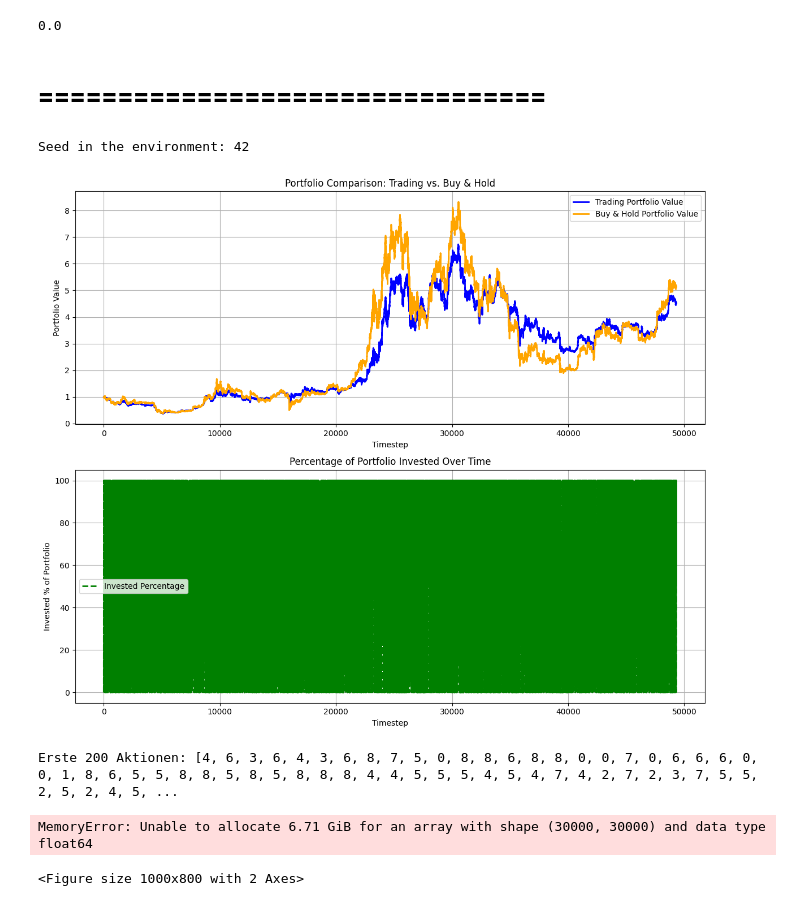
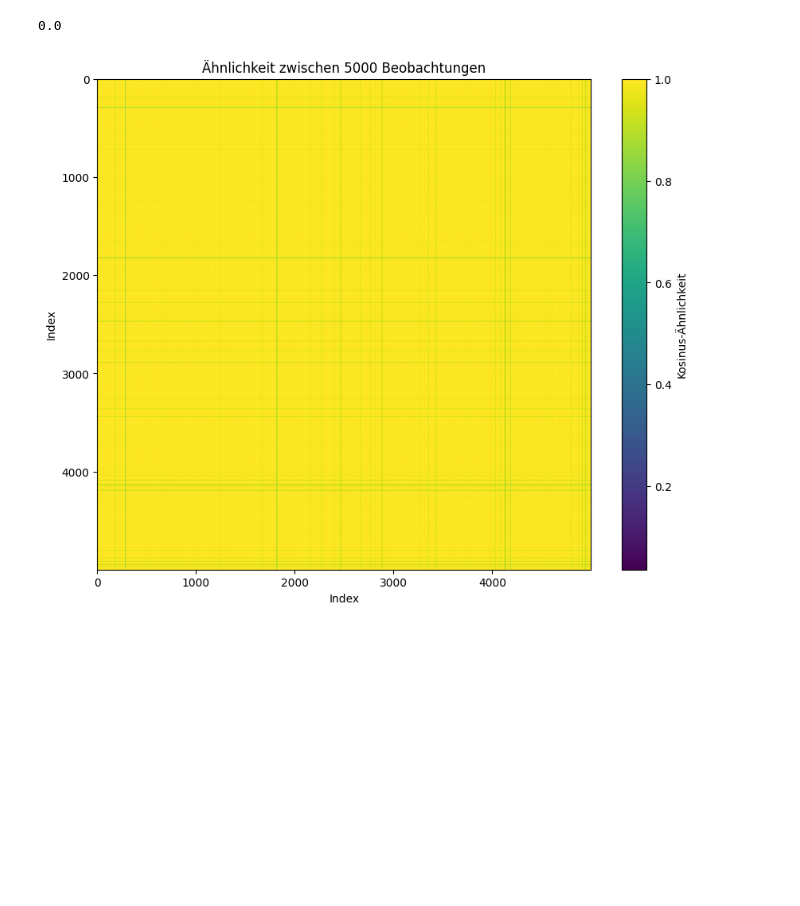
Before and after one commit to TrxtanF/Studienarbeit, a Jupyter notebook: Agents/simple_evaluation.ipynb, the cells around one changed output. Saved outputs shown, nothing was run; the diff lists cells and outputs as text; code cells hidden in the pictures; blank space fills up the shorter version.

```diff
--- a/Agents/simple_evaluation.ipynb
+++ b/Agents/simple_evaluation.ipynb
@@ -255,11 +218,3 @@ print(Counter(actions))
-# %% [markdown]
-# ================================
-# %%
-_, obs_list = simulate_episode(train_env, model)
-# %% [output]
-Seed in the environment: 42
-[figure, removed]
-Erste 200 Aktionen: [4, 6, 3, 6, 4, 3, 6, 8, 7, 5, 0, 8, 8, 6, 8, 8, 0, 0, 7, 0, 6, 6, 6, 0, 0, 1, 8, 6, 5, 5, 8, 8, 5, 8, 5, 8, 8, 8, 4, 4, 5, 5, 5, 4, 5, 4, 7, 4, 2, 7, 2, 3, 7, 5, 5, 2, 5, 2, 4, 5, ...
 # %%
 import numpy as np
 import matplotlib.pyplot as plt
@@ -289,13 +244,12 @@ def plot_similarity_sample(obs_array, sample_size=1000, seed=42):
     plt.ylabel("Index")
     plt.show()
 # %%
-obs_vectors = [obs.flatten() for obs in obs_list]
+obs_vectors = [obs.flatten() for obs in train_observations]
 obs_array = np.array(obs_vectors)
 
-plot_similarity_sample(obs_array, sample_size=20000)
+plot_similarity_sample(obs_array, sample_size=5000)
 # %% [output]
-MemoryError: Unable to allocate 6.71 GiB for an array with shape (30000, 30000) and data type float64
-<Figure size 1000x800 with 2 Axes>
+[figure, added]
 # %%
 plt.imshow(obs_array[:10000], aspect='auto', cmap='coolwarm')
 plt.colorbar()
```
Also changed, not shown: parts of 20 cells of this notebook, 1 other file.
